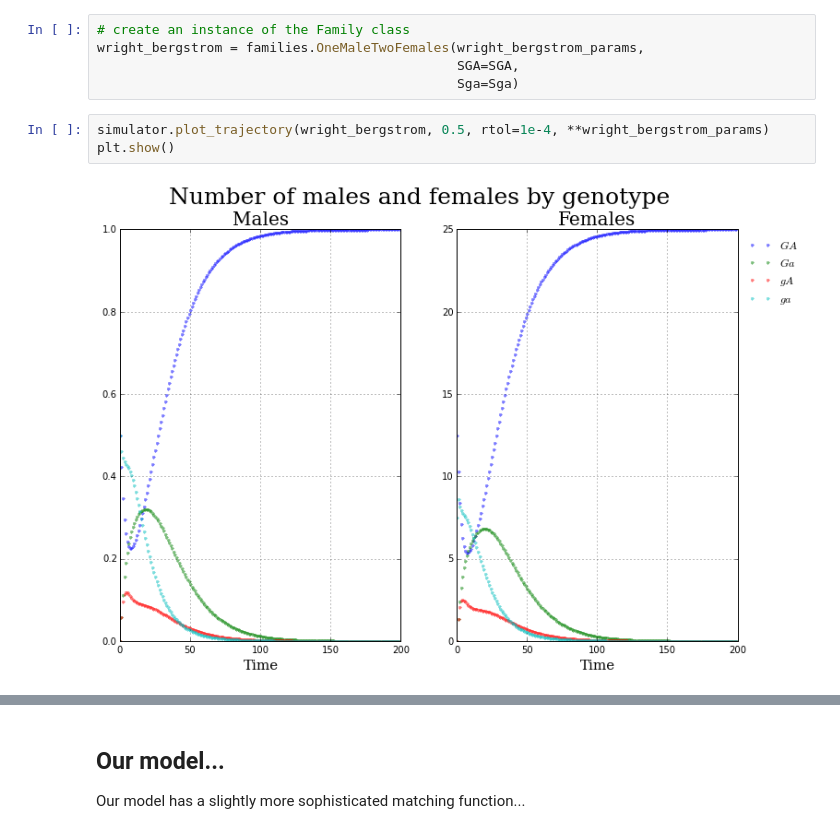
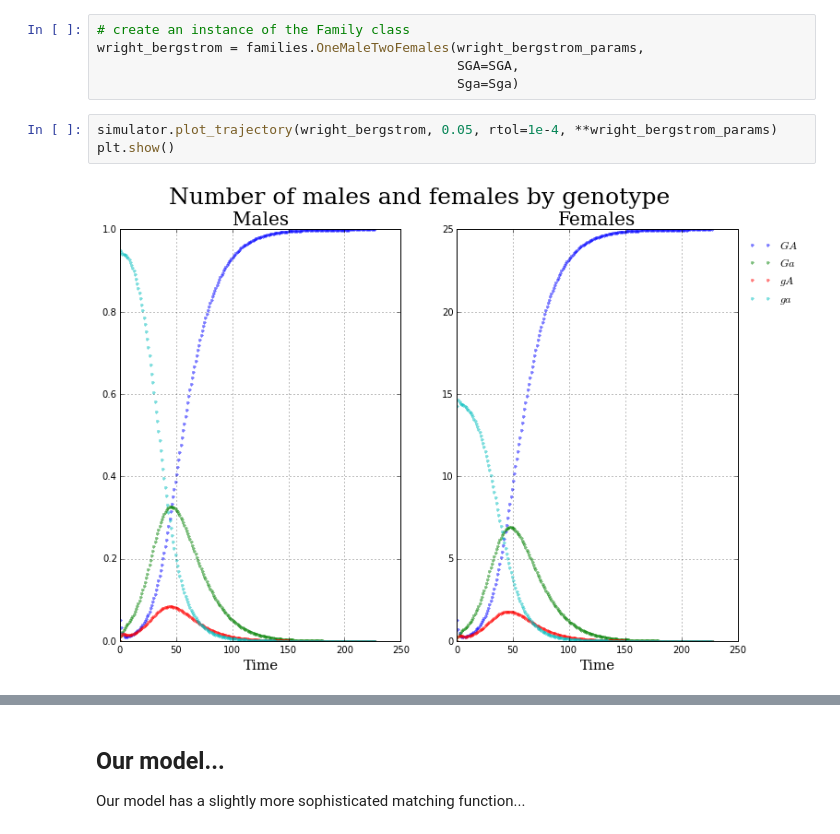
Before and after one commit to davidrpugh/population-ecology-approach, a Jupyter notebook: package/tutorial.ipynb, the cells around one changed output, grey strips where cells are left out. Drawn from its saved outputs; the diff is of its cells as text.

```diff
--- a/package/tutorial.ipynb
+++ b/package/tutorial.ipynb
@@ -41,10 +41,10 @@ wright_bergstrom = families.OneMaleTwoFemales(wright_bergstrom_params,
                                               SGA=SGA,
                                               Sga=Sga)
 # %%
-simulator.plot_trajectory(wright_bergstrom, 0.5, rtol=1e-4, **wright_bergstrom_params)
+simulator.plot_trajectory(wright_bergstrom, 0.05, rtol=1e-4, **wright_bergstrom_params)
 plt.show()
 # %% [output]
-[figure, old version]
+[figure, new version]
 # %%
 eps = 0.01
 widgets.interact(simulator.plot_trajectory,
```
Also changed, not shown: parts of 11 cells of this notebook, 2 other files.
